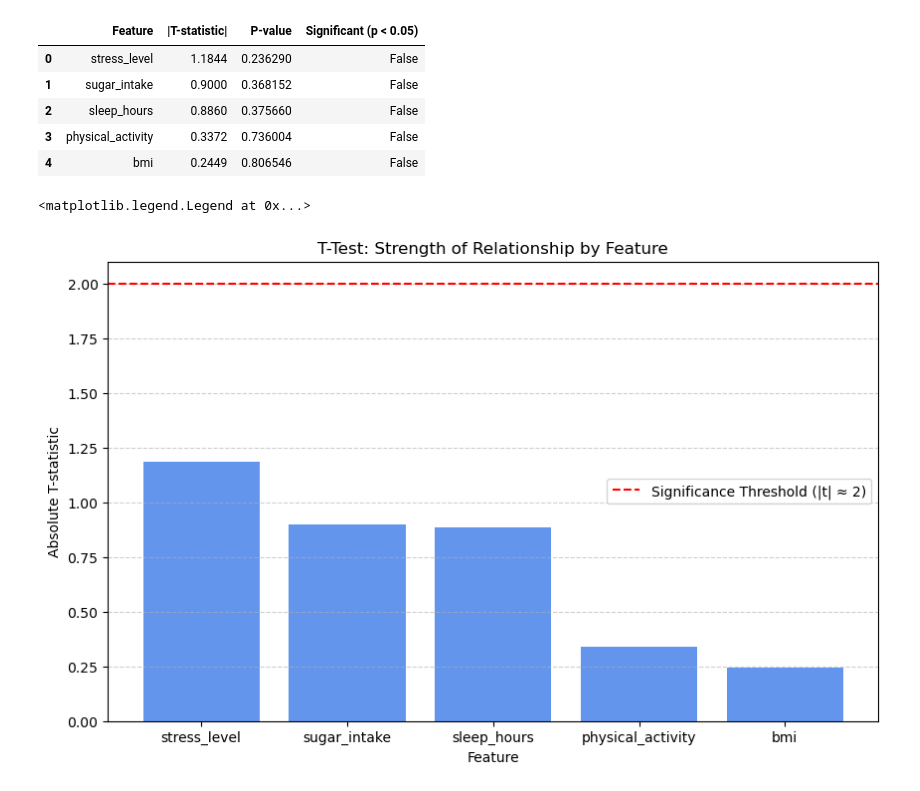
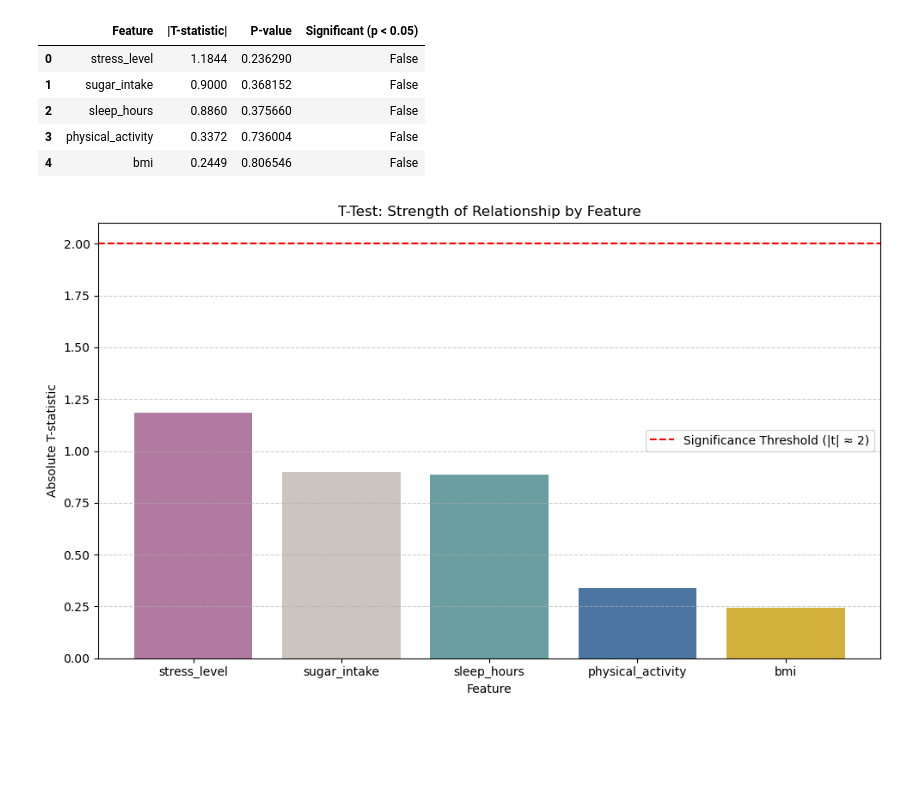
Before and after one commit to mari21041/ML---Disease-Risk-from-Daily-Habits, a Jupyter notebook: Notebooks/T_test_sumaiya.ipynb, the cells around one changed output. Saved outputs shown, nothing was run; the diff lists cells and outputs as text; code cells hidden in the pictures; blank space fills up the shorter version.

```diff
--- a/Notebooks/T_test_sumaiya.ipynb
+++ b/Notebooks/T_test_sumaiya.ipynb
@@ -89,18 +89,23 @@ ttest_sorted[["Feature", "|T-statistic|", "P-value", "Significant (p < 0.05)"]]
 | 2 | sleep_hours | 0.8860 | 0.375660 | False |
 | 3 | physical_activity | 0.3372 | 0.736004 | False |
 | 4 | bmi | 0.2449 | 0.806546 | False |
-# %%
-# Visualization
-plt.figure(figsize=(10, 6))
-bars = plt.bar(ttest_sorted["Feature"], ttest_sorted["|T-statistic|"], color='cornflowerblue')
-plt.axhline(y=2, color='red', linestyle='--', label='Significance Threshold (|t| ≈ 2)')
-plt.title("T-Test: Strength of Relationship by Feature")
-plt.xlabel("Feature")
-plt.ylabel("Absolute T-statistic")
-plt.grid(axis='y', linestyle='--', alpha=0.6)
-plt.legend()
-# %% [output]
-<matplotlib.legend.Legend at 0x...>
-[figure, removed]
+# %%
+
+# Visualization
+colors = ['#b07aa1', '#ccc4be', '#6a9ea1', '#4c76a1', '#d3b03c', '#e1c155', '#d16068', '#e89caf']
+
+plt.figure(figsize=(10, 6))
+bars = plt.bar(ttest_sorted["Feature"], ttest_sorted["|T-statistic|"], color=colors)
+plt.axhline(y=2, color='red', linestyle='--', label='Significance Threshold (|t| ≈ 2)')
+plt.title("T-Test: Strength of Relationship by Feature")
+plt.xlabel("Feature")
+plt.ylabel("Absolute T-statistic")
+plt.grid(axis='y', linestyle='--', alpha=0.6)
+plt.legend()
+plt.tight_layout()
+plt.savefig('ttest_plot')
+plt.show()
+# %% [output]
+[figure, added]
 # %%
 #The feature with the strongest relationship is stress_level, based on the highest absolute t-statistic of 1.1844.
```
Also changed, not shown: 3 other files.
